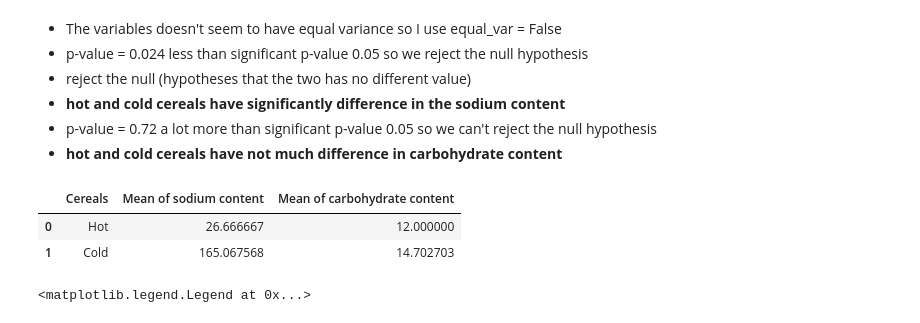
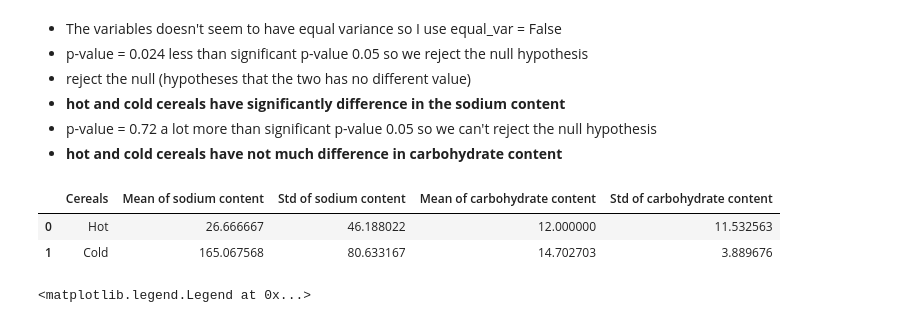
Before and after one commit to lililalina/my-data-challenge, a Jupyter notebook: data-challenge-day-1-of-5.ipynb, the cells around one changed output. Saved outputs shown, nothing was run; the diff lists cells and outputs as text; code cells hidden in the pictures.

```diff
--- a/data-challenge-day-1-of-5.ipynb
+++ b/data-challenge-day-1-of-5.ipynb
@@ -198,23 +198,23 @@ probplot(df["carbo"], dist="norm", plot=pylab)
 # %% [markdown]
 Looking at the probability plot, variable carbo and sodium are most likely suitable for t-test.
 # %%
-#Let's start from sodium
+#Let's compare the sodium content of hot cereals and cold cereals
 
-hot_sodium = df['sodium'][df['type'] == 'H']
-cold_sodium = df['sodium'][df['type'] == 'C']
+hot_cereal_sodium = df['sodium'][df['type'] == 'H']
+cold_cereal_sodium = df['sodium'][df['type'] == 'C']
 
 #Compare using t-test
-sodium = ttest_ind(hot_sodium, cold_sodium, equal_var=False)
+sodium = ttest_ind(hot_cereal_sodium, cold_cereal_sodium, equal_var=False)
 sodium
 # %% [output]
 Ttest_indResult(statistic=-4.896357618932593, pvalue=0.02411482081945822)
 # %%
-#Next, carbo
-hot_carbo = df['carbo'][df['type'] == 'H']
-cold_carbo = df['carbo'][df['type'] == 'C']
+#Let's compare the carbohydrate content of hot cereals and cold cereals
+hot_cereal_carbo = df['carbo'][df['type'] == 'H']
+cold_cereal_carbo = df['carbo'][df['type'] == 'C']
 
 #Compare using t-test
-carbo = ttest_ind(hot_carbo, cold_carbo, equal_var=False)
+carbo = ttest_ind(hot_cereal_carbo, cold_cereal_carbo, equal_var=False)
 carbo
 # %% [output]
 Ttest_indResult(statistic=-0.40498035643613134, pvalue=0.7243836786911502)
@@ -242,18 +242,21 @@ summary
 # %%
 #Summarize the mean in a table
 mean_table = {'Cereals':['Hot', 'Cold'],
-        'Mean of sodium content': [hot_sodium.mean(),cold_sodium.mean()],
-        'Mean of carbohydrate content':[hot_carbo.mean(),cold_carbo.mean()]}
+        'Mean of sodium content': [hot_cereal_sodium.mean(),cold_cereal_sodium.mean()],
+        'Std of sodium content': [hot_cereal_sodium.std(), cold_cereal_sodium.std()],
+        'Mean of carbohydrate content':[hot_cereal_carbo.mean(),cold_cereal_carbo.mean()],
+        'Std of carbohydrate content' : [hot_cereal_carbo.std(), cold_cereal_carbo.std()]
+        }
 
 # Create the pandas DataFrame
 mean_summary = pd.DataFrame(mean_table)
 
 # print dataframe
 mean_summary
 # %% [output]
-|  | Cereals | Mean of sodium content | Mean of carbohydrate content |
-| 0 | Hot | 26.666667 | 12.000000 |
-| 1 | Cold | 165.067568 | 14.702703 |
+|  | Cereals | Mean of sodium content | Std of sodium content | Mean of carbohydrate content | Std of carbohydrate content |
+| 0 | Hot | 26.666667 | 46.188022 | 12.000000 | 11.532563 |
+| 1 | Cold | 165.067568 | 80.633167 | 14.702703 | 3.889676 |
 # %%
 #Create histograms to see the distribution of both type of cereals
 fig, ((ax0, ax1)) = plt.subplots(nrows=1, ncols=2, figsize = (15,5))
```
Also changed, not shown: parts of 2 cells of this notebook.
